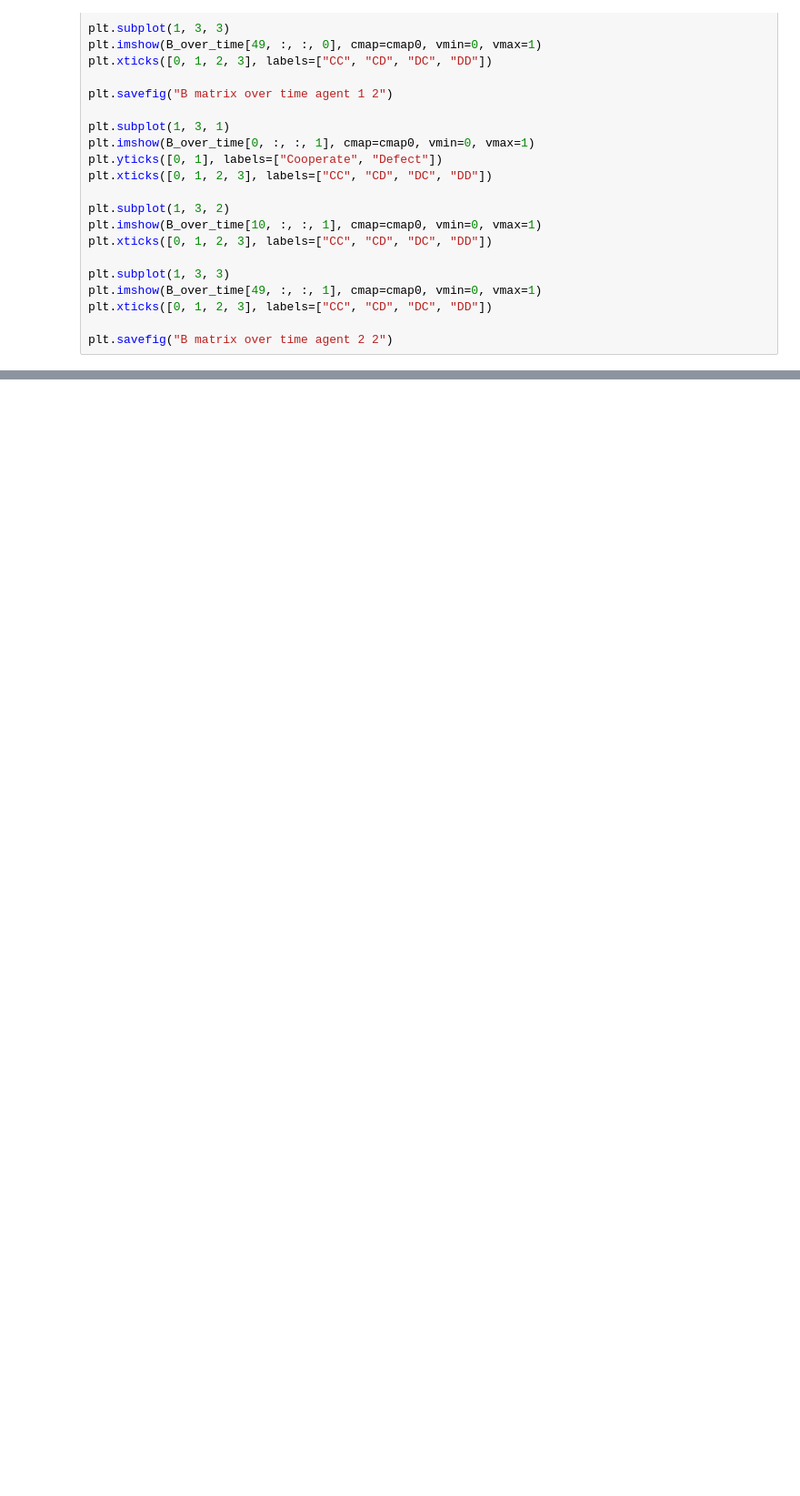
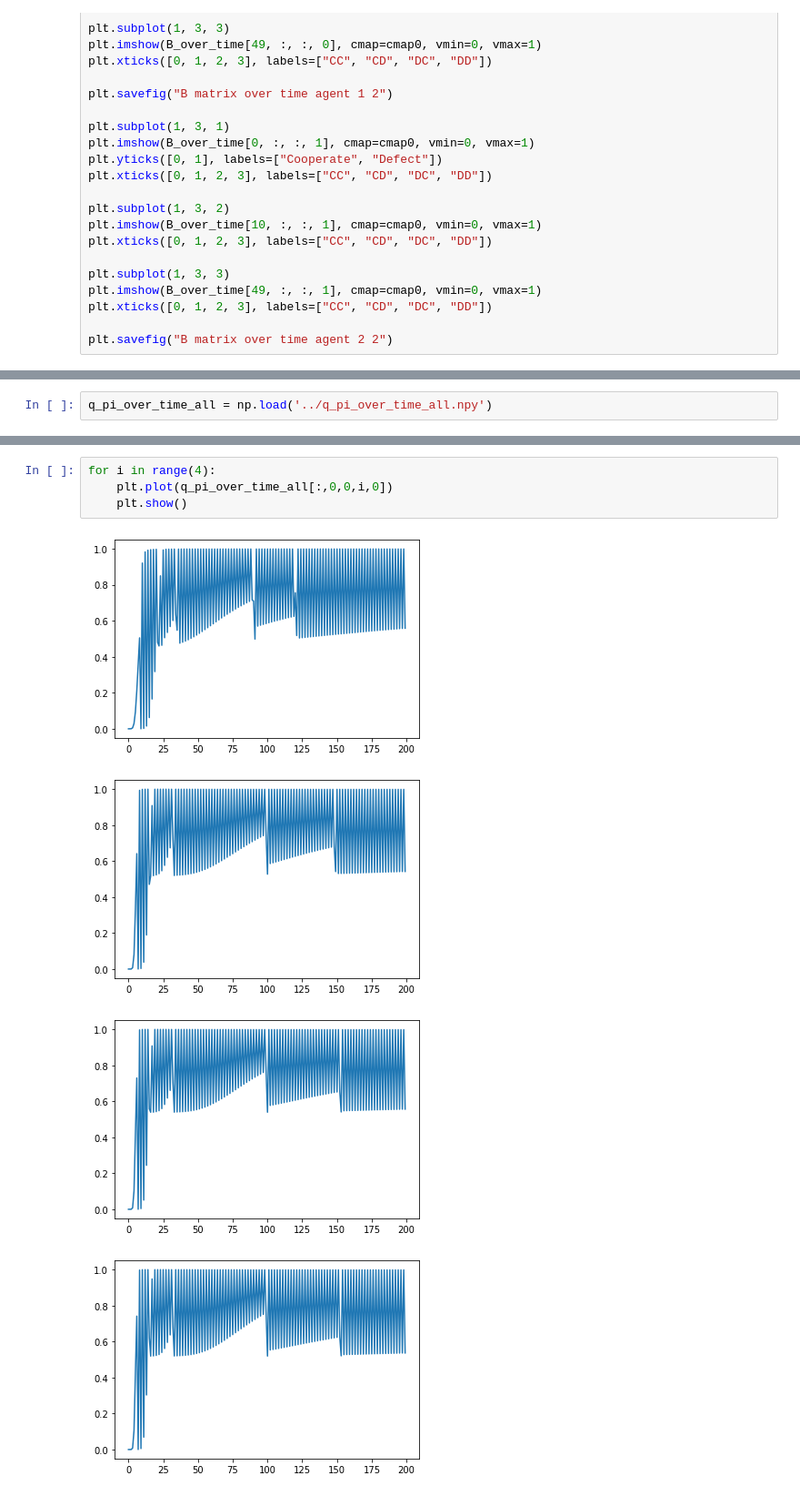
Before and after one commit to daphnedemekas/network-actinf, a Jupyter notebook: prisoners_dilemma/test.ipynb, the cells around one changed output, grey strips where cells are left out. Shown: that part at 91% size. Cells and saved outputs as stored; diff of their text form; blank space fills up the shorter version.

```diff
--- a/prisoners_dilemma/test.ipynb
+++ b/prisoners_dilemma/test.ipynb
@@ -363,0 +372,2 @@ plt.savefig("B matrix over time agent 2 2")
+# %%
+q_pi_over_time_all = np.load('../q_pi_over_time_all.npy')
@@ -363,0 +392,9 @@ plt.savefig("B matrix over time agent 2 2")
+# %%
+for i in range(4):
+    plt.plot(q_pi_over_time_all[:,0,0,i,0])
+    plt.show()
+# %% [output]
+[figure, added]
+[figure, added]
+[figure, added]
+[figure, added]
```
Also changed, not shown: parts of 14 cells of this notebook, 1 other file.
